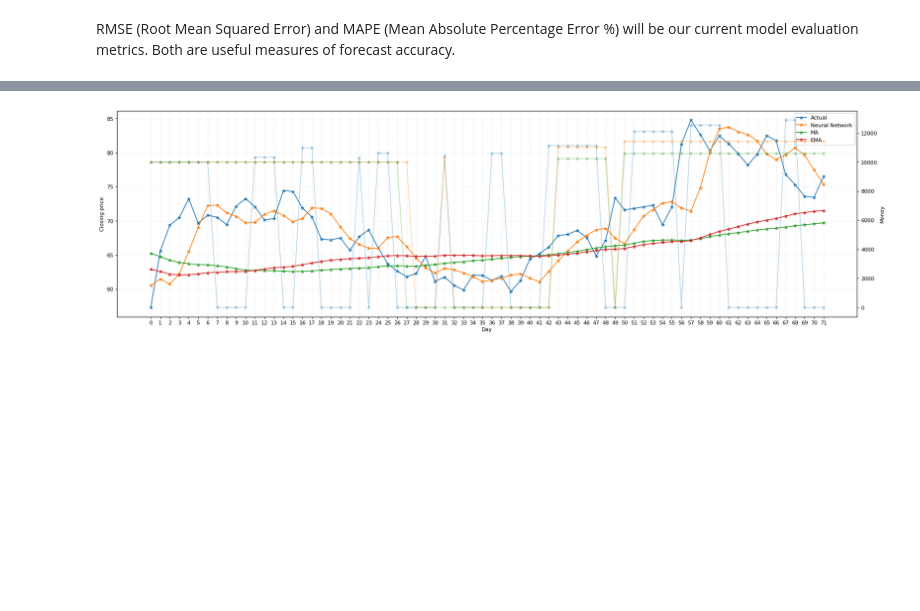
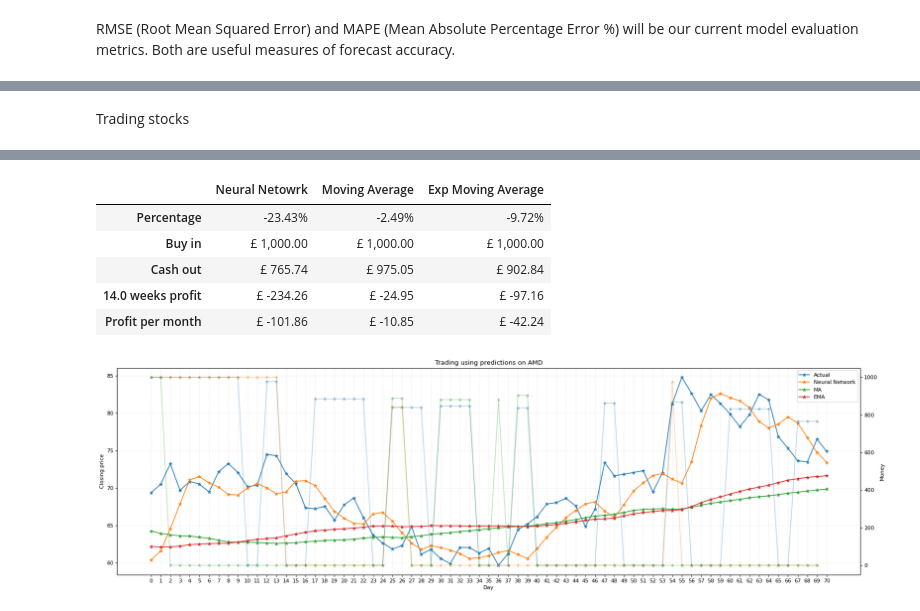
Before and after one commit to Alberu/ES327-Individual-Project, a Jupyter notebook: predictAssetPrices.ipynb, the cells around one changed output, grey strips where cells are left out. Drawn from its saved outputs; the diff is of its cells as text; code cells hidden in the pictures; blank space fills up the shorter version.

Commit message:
lots of visual improvements

```diff
--- a/predictAssetPrices.ipynb
+++ b/predictAssetPrices.ipynb
@@ -55,5 +55,16 @@ config = {
         "scheduler_step_size": 40,
     }
 }
-print(config["training"]["num_epoch"])
+# DISPLAY AROUGH ESTIMATE OF HOW MANY DAYS WILL BE USED FOR EACH SECTION
+damping = 0.9 # some extra damping for extra days that data isn't collected
+
+offset = config["data"]["offset"]
+ts1 = pd.Timestamp('2023-02-25')
+ts2 = ts1 + offset
+td = ts2 - ts1
+days_offset = int(td.days/7*5*damping) # find out the roungh amount of days imported
+print(f"{days_offset} Total days used will be roughly imported\n")
+print(f"{days_offset* (1-config['data']['validation']-config['data']['testSize'])} Days used for training")
+print(f"{days_offset*config['data']['validation']} Days used for validation")
+print(f"{days_offset*config['data']['testSize']} Days used for testing")
 # %% [output]
@@ -760,21 +641,24 @@ Testing options EMA
+# %% [markdown]
+Trading stocks
 # %%
 def trader(money, actual, predictions):
     owned_shares = 0
-    history = [money, money]
+    history = [money]
 
     for i in range(len(predictions)-2):
         # keep track of what is owned
         history.append(money)
 
         # find out the prices
-        prev_price, curr_price, next_price = actual[i], actual[i+1], predictions[i+2]
+        # prev_price, curr_price, next_price = actual[i], actual[i+1], predictions[i+2]
+        prev_price, curr_price, next_price = predictions[i], predictions[i+1], predictions[i+2]
         # buy
         if prev_price > curr_price and next_price > curr_price:
             if money == 0:
                 # print(f"Can't buy {money, owned_shares}")
                 continue
             # work out how many shares it buys
-            owned_shares = money/curr_price
+            owned_shares = money/actual[i+1]
             money = 0
             # print(f'buy {money, owned_shares}')
         # sell
@@ -782,7 +666,7 @@ def trader(money, actual, predictions):
             if owned_shares == 0:
                 # print(f"Can't sell {money, owned_shares}")
                 continue
-            money = owned_shares*curr_price
+            money = owned_shares*actual[i+1]
             owned_shares = 0
             # print(f'sell {money, owned_shares}')
         # hold
@@ -792,7 +676,7 @@ def trader(money, actual, predictions):
 
     return history
 
-def calc_profit(title, money_history, initial_money):
+def calc_profit(money_history, initial_money):
     # find the last value that wasn't 0
     for i in reversed(range(len(money_history))):
         if money_history[i] != 0:
@@ -800,23 +684,33 @@ def calc_profit(title, money_history, initial_money):
             break # money_history[i] is the final value that isn't 0
     money_made = money_history[i]-initial_money
     percentage = money_made/initial_money*100
-    spacing = 30
-    print(f" {title} ".center(spacing+10, "-") + f" {percentage:.2f}%".rjust(7, " "))
-    print(f"Buy in:", f"£ {initial_money:,.2f}".rjust(spacing+2, " "))
-    print(f"Cash out:", f"£ {money_history[i]:,.2f}".rjust(spacing, " "))
-    print(f"Profit over {len(money_history)/5} weeks:", f"£ {money_made:,.2f}".rjust(spacing-14, " "))
-    # average amount of days per month 30.437
-    print("Profit per month", f"£ {money_made/(len(money_history)/30.437):,.2f}".rjust(spacing-7, " "), "\n")
+    spacing = 0
+    spacer = "."
+    stats = [f"{percentage:.2f}%".rjust(spacing, spacer),
+         f"£ {initial_money:,.2f}".rjust(spacing, spacer),
+         f"£ {money_history[i]:,.2f}".rjust(spacing, spacer),
+         f"£ {money_made:,.2f}".rjust(spacing, spacer),
+         f"£ {money_made/(len(money_history)/30.437):,.2f}".rjust(spacing, spacer)]
+    return stats
 
-initial_money = 10000
+# initial, final = 40, -1
+# ytest = ytest[initial:final]
+# pred_ytest = pred_ytest[initial:final]
+# pred_MA = pred_MA[initial:final]
+# pred_EMA = pred_EMA[initial:final]
+
+initial_money = 1000
 alpha = 0.3
 nn_money = trader(initial_money, ytest, pred_ytest)
 ma_money = trader(initial_money, ytest, pred_MA)
 ema_money = trader(initial_money, ytest, pred_EMA)
-# display profits
-calc_profit("Neural Network", nn_money, initial_money)
-calc_profit("MA", ma_money, initial_money)
-calc_profit("EMA", ema_money, initial_money)
+# calcualte and display the results of the trader
+d = {"Neural Netowrk": calc_profit(nn_money, initial_money),
+     "Moving Average": calc_profit(ma_money, initial_money),
+     "Exp Moving Average": calc_profit(ema_money, initial_money)
+     }
+df = pd.DataFrame(d, index = ['Percentage', 'Buy in', 'Cash out', f"{len(nn_money)/5} weeks profit", 'Profit per month'])
+display(df) # display the dataframe
 
 # plot the results
 fig, ax1 = plt.subplots(figsize=(25, 7), dpi=80)
@@ -836,5 +730,6 @@ ax2.set_ylabel("Money")
 ax1.set_xlabel("Day")
 plt.xticks(range(len(ytest)))
 ax1.grid(which="major", color='k', linestyle=':', linewidth=1, alpha = 0.1)
+plt.title(f"Trading using predictions on {config['data']['ticker']}")
 plt.show()
 # %% [output]
@@ -858 +736,7 @@ Profit per month                £ 250.21
+|  | Neural Netowrk | Moving Average | Exp Moving Average |
+| Percentage | -23.43% | -2.49% | -9.72% |
+| Buy in | £ 1,000.00 | £ 1,000.00 | £ 1,000.00 |
+| Cash out | £ 765.74 | £ 975.05 | £ 902.84 |
+| 14.0 weeks profit | £ -234.26 | £ -24.95 | £ -97.16 |
+| Profit per month | £ -101.86 | £ -10.85 | £ -42.24 |
-[figure, old version]
+[figure, new version]
```
Also changed, not shown: parts of 12 cells of this notebook.
